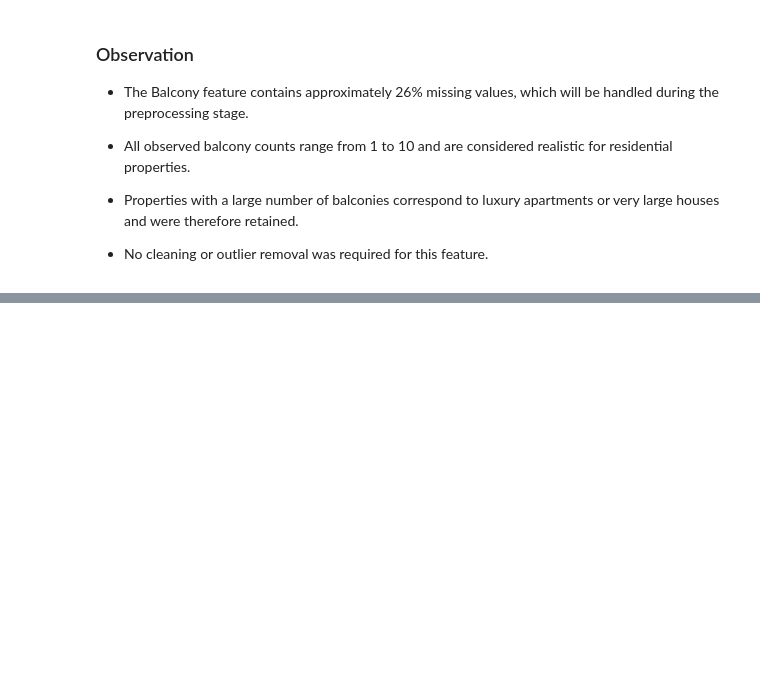
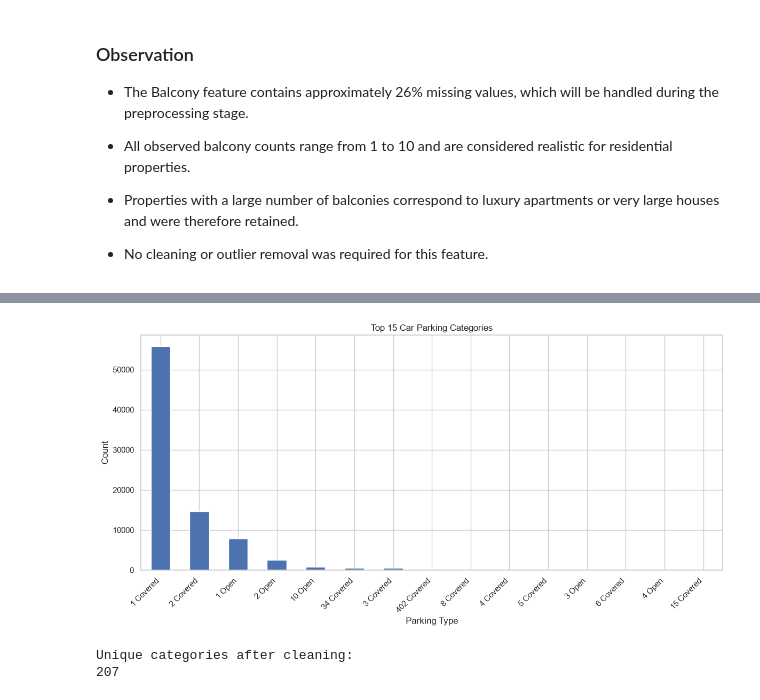
Before and after one commit to Andrew492-a/House-Price-Prediction-, a Jupyter notebook: notebooks/house_price_prediction.ipynb, the cells around one changed output, grey strips where cells are left out. Saved outputs shown, nothing was run; the diff lists cells and outputs as text; code cells hidden in the pictures; blank space fills up the shorter version.

```diff
--- a/notebooks/house_price_prediction.ipynb
+++ b/notebooks/house_price_prediction.ipynb
@@ -1415,0 +1807,31 @@ Missing (%) : 26.11 %
+# %%
+parking_counts = df["Car Parking"].value_counts().head(15)
+
+plt.figure(figsize=(12, 6))
+parking_counts.plot(kind="bar")
+
+plt.title("Top 15 Car Parking Categories")
+plt.xlabel("Parking Type")
+plt.ylabel("Count")
+
+plt.xticks(rotation=45, ha="right")
+
+plt.tight_layout()
+
+plt.show()
+# %% [output]
+[figure, added]
+# %%
+# Remove leading/trailing spaces and commas
+
+df["Car Parking"] = (
+    df["Car Parking"]
+    .str.strip()
+    .str.rstrip(",")
+)
+
+print("Unique categories after cleaning:")
+print(df["Car Parking"].nunique())
+# %% [output]
+Unique categories after cleaning:
+207
```
Also changed, not shown: parts of 119 cells of this notebook.
